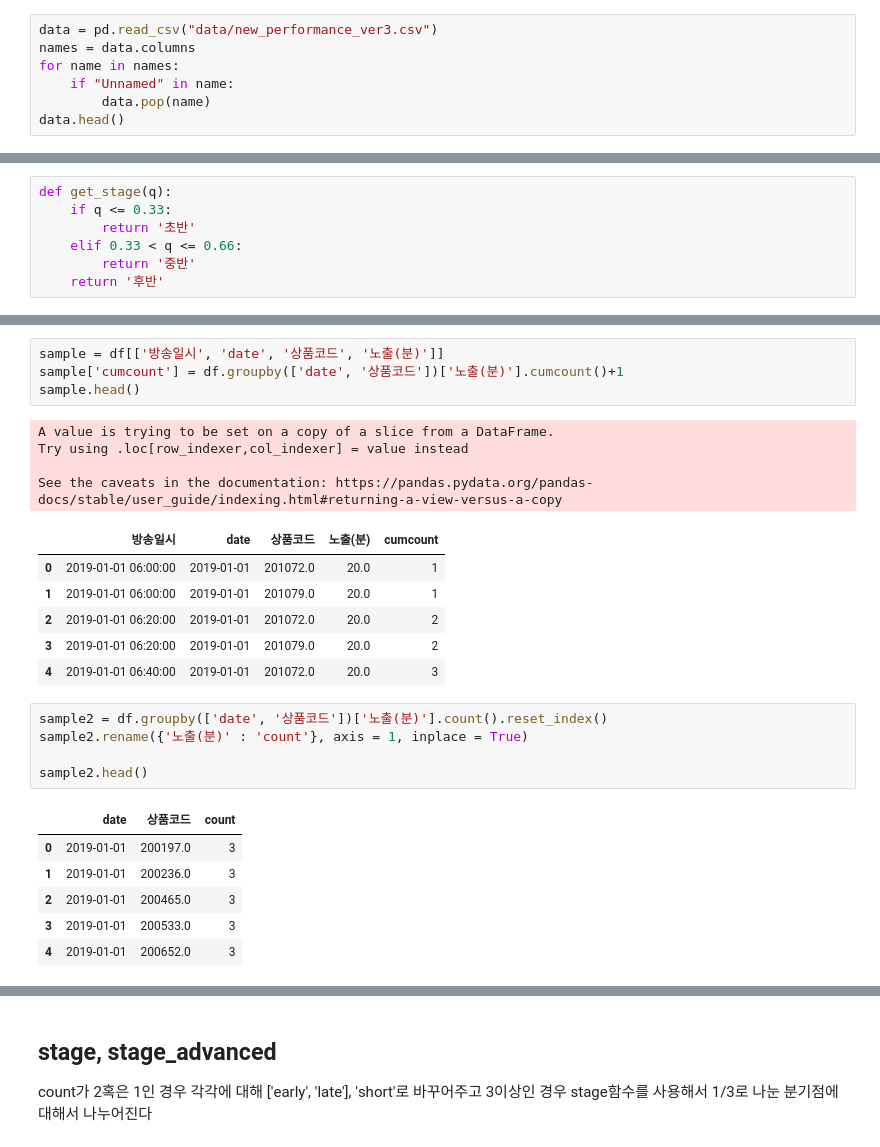
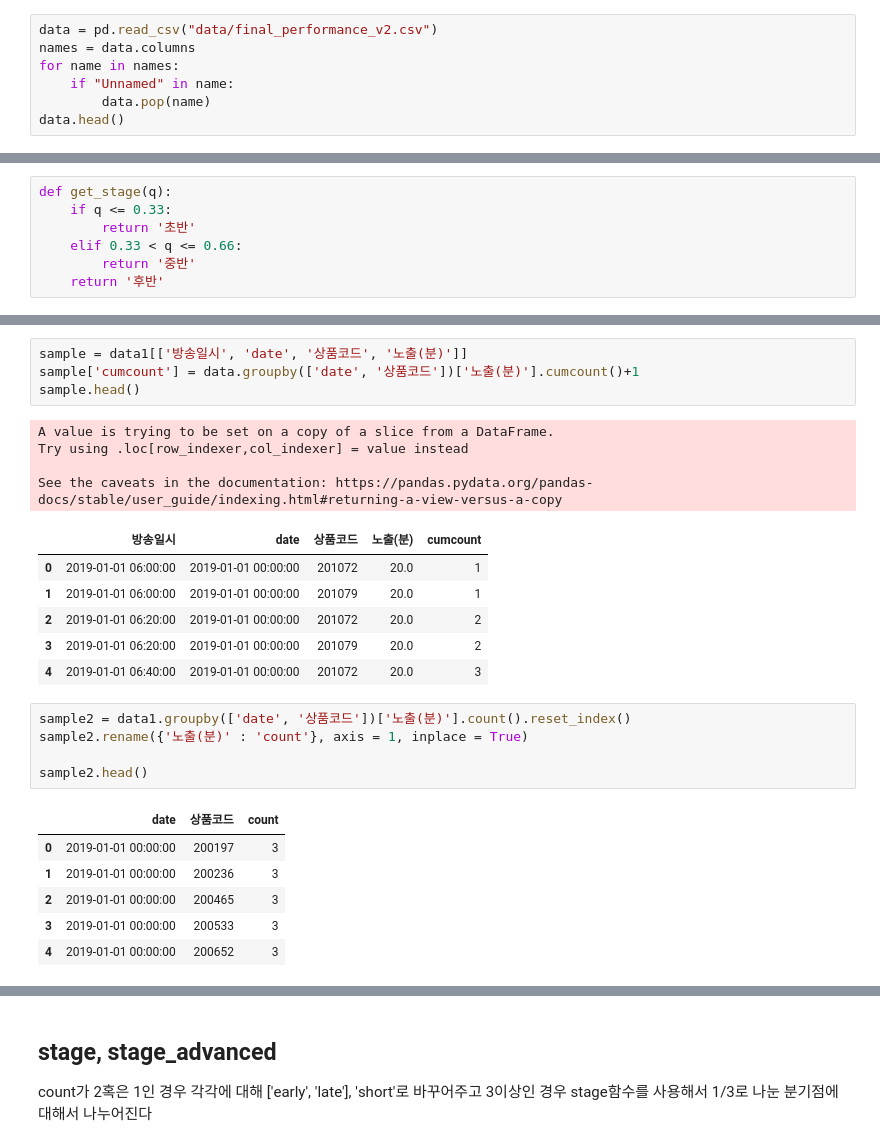
Before and after one commit to Yeeun-Lee/big_contest_2020, a Jupyter notebook: prep/Merge.ipynb, the cells around one changed output, grey strips where cells are left out. Cells and saved outputs as stored; diff of their text form.

```diff
--- a/prep/Merge.ipynb
+++ b/prep/Merge.ipynb
@@ -9,6 +9,6 @@ pandas version :  1.0.5
 numpy version :  1.19.1
 # %%
-data = pd.read_csv("data/new_performance_ver3.csv")
+data = pd.read_csv("data/final_performance_v2.csv")
 names = data.columns
 for name in names:
     if "Unnamed" in name:
@@ -199,30 +226,30 @@ def get_stage(q):
 # %%
-sample = df[['방송일시', 'date', '상품코드', '노출(분)']]
-sample['cumcount'] = df.groupby(['date', '상품코드'])['노출(분)'].cumcount()+1
+sample = data1[['방송일시', 'date', '상품코드', '노출(분)']]
+sample['cumcount'] = data.groupby(['date', '상품코드'])['노출(분)'].cumcount()+1
 sample.head()
 # %% [output]
 A value is trying to be set on a copy of a slice from a DataFrame.
 Try using .loc[row_indexer,col_indexer] = value instead
 
 See the caveats in the documentation: https://pandas.pydata.org/pandas-docs/stable/user_guide/indexing.html#returning-a-view-versus-a-copy
 |  | 방송일시 | date | 상품코드 | 노출(분) | cumcount |
-| 0 | 2019-01-01 06:00:00 | 2019-01-01 | 201072.0 | 20.0 | 1 |
-| 1 | 2019-01-01 06:00:00 | 2019-01-01 | 201079.0 | 20.0 | 1 |
-| 2 | 2019-01-01 06:20:00 | 2019-01-01 | 201072.0 | 20.0 | 2 |
-| 3 | 2019-01-01 06:20:00 | 2019-01-01 | 201079.0 | 20.0 | 2 |
-| 4 | 2019-01-01 06:40:00 | 2019-01-01 | 201072.0 | 20.0 | 3 |
+| 0 | 2019-01-01 06:00:00 | 2019-01-01 00:00:00 | 201072 | 20.0 | 1 |
+| 1 | 2019-01-01 06:00:00 | 2019-01-01 00:00:00 | 201079 | 20.0 | 1 |
+| 2 | 2019-01-01 06:20:00 | 2019-01-01 00:00:00 | 201072 | 20.0 | 2 |
+| 3 | 2019-01-01 06:20:00 | 2019-01-01 00:00:00 | 201079 | 20.0 | 2 |
+| 4 | 2019-01-01 06:40:00 | 2019-01-01 00:00:00 | 201072 | 20.0 | 3 |
 # %%
-sample2 = df.groupby(['date', '상품코드'])['노출(분)'].count().reset_index()
+sample2 = data1.groupby(['date', '상품코드'])['노출(분)'].count().reset_index()
 sample2.rename({'노출(분)' : 'count'}, axis = 1, inplace = True)
 
 sample2.head()
 # %% [output]
 |  | date | 상품코드 | count |
-| 0 | 2019-01-01 | 200197.0 | 3 |
-| 1 | 2019-01-01 | 200236.0 | 3 |
-| 2 | 2019-01-01 | 200465.0 | 3 |
-| 3 | 2019-01-01 | 200533.0 | 3 |
-| 4 | 2019-01-01 | 200652.0 | 3 |
+| 0 | 2019-01-01 00:00:00 | 200197 | 3 |
+| 1 | 2019-01-01 00:00:00 | 200236 | 3 |
+| 2 | 2019-01-01 00:00:00 | 200465 | 3 |
+| 3 | 2019-01-01 00:00:00 | 200533 | 3 |
+| 4 | 2019-01-01 00:00:00 | 200652 | 3 |
 # %%
 sample = sample.merge(sample2, on = ['date', '상품코드'])
 sample.head()
```
Also changed, not shown: parts of 17 cells of this notebook, 2 other files.
